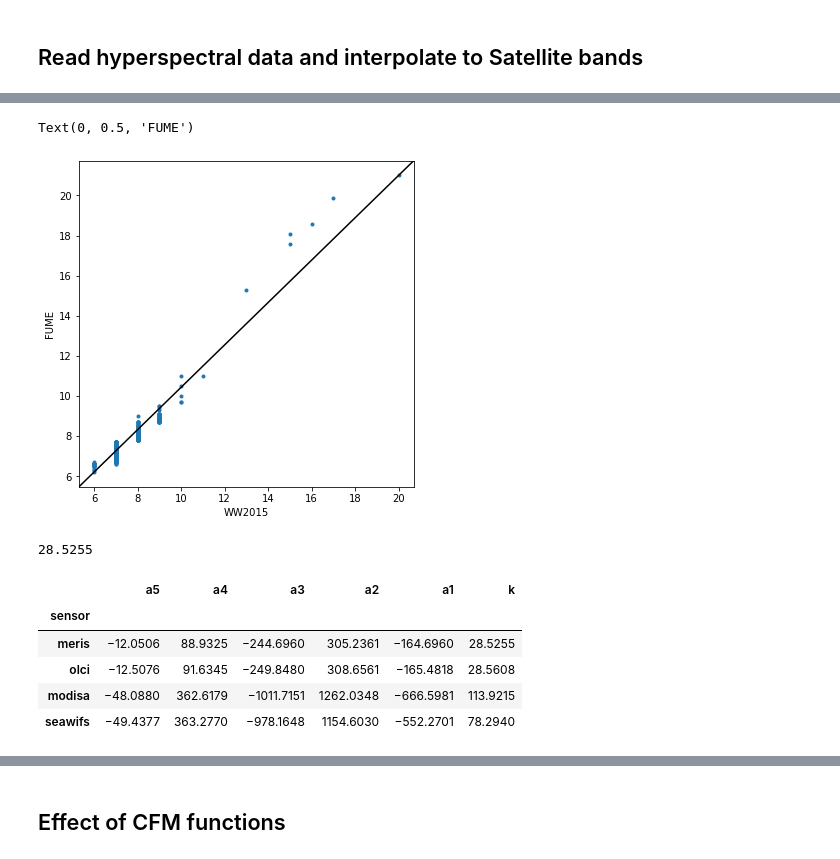
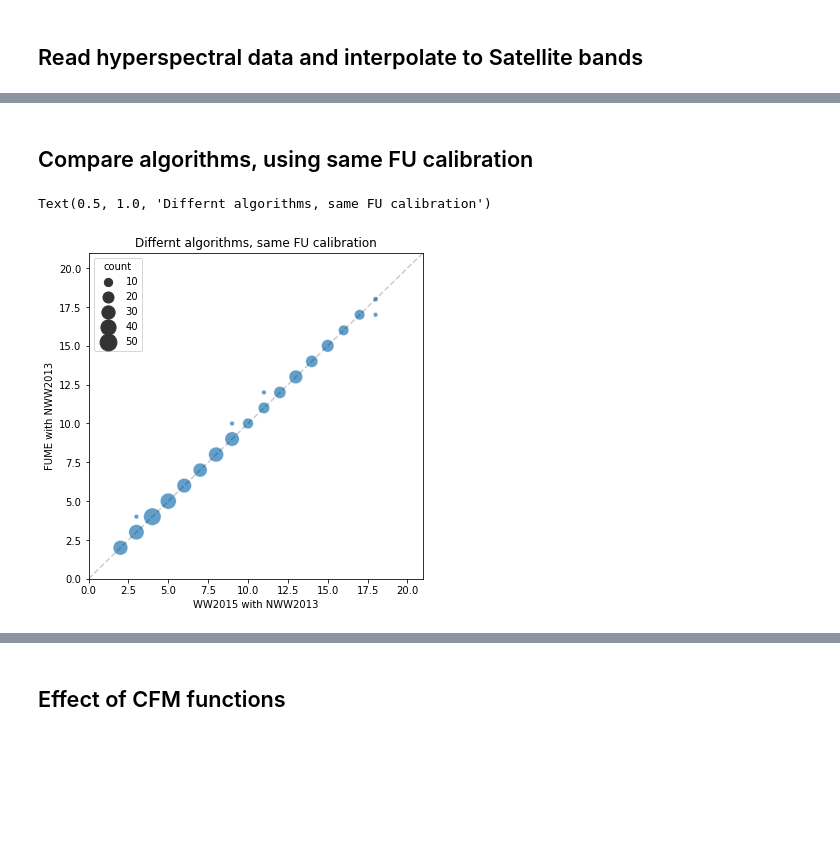
Before and after one commit to CefasRepRes/FUME, a Jupyter notebook: Test_FU.ipynb, the cells around one changed output, grey strips where cells are left out. Drawn from its saved outputs; the diff is of its cells as text; code cells hidden in the pictures; blank space fills up the shorter version.

```diff
--- a/Test_FU.ipynb
+++ b/Test_FU.ipynb
@@ -188,0 +124,22 @@ plt.legend()
+# %%
+def fububble(xseries,yseries):
+
+    fig,axs = plt.subplots(nrows=1,ncols=1,figsize=(6,6))
+    ax=axs
+
+    hist2d, xedges, yedges = np.histogram2d(xseries, yseries, bins=range(0,22))
+    # bin limits have n+1 size
+    xx,yy = np.meshgrid(xedges[1:],yedges[1:])
+    # find x,y  and count for each bin
+    xclass = pd.Series(xx[hist2d > 0],name=xseries.name)
+    yclass = pd.Series(yy[hist2d > 0],name=yseries.name)
+    numpoints = pd.Series(hist2d[hist2d>0],name='count')
+
+    df = pd.DataFrame([xclass,yclass,numpoints])
+    plt.plot([0, 21], [0, 21], '--',color='k',alpha=0.2)
+    sns.scatterplot(data=df, x=xclass, y=yclass, size=numpoints,legend='auto', sizes=(20,300),alpha=0.7)#, sizes={'1':100,'10':100,'100':1000})
+
+    plt.ylim(0, 21)
+    plt.xlim(0, 21)
+
+    return ax
@@ -191,55 +196,35 @@ plt.legend()
+# %% [markdown]
+## Compare algorithms, using same FU calibration
 # %%
 fus_ww2015 = []
 fus_fume = []
 
 from timeit import default_timer as timer
 
 start = timer()
-for iobs in range(5400,5804):
+for iobs in range(0,500):
 
-    obsRrs = obs.iloc[iobs,4:].values
+    obsRrs = obs.iloc[iobs,:].values
 
     # retrieving the reflectance values for OLCI band frequencies
-    satRrs = interp1d(obswavelength, obsRrs, kind = 'linear')(OLCIwavelength)
+    satRrs = interp1d(obswavelength, obsRrs, kind = 'linear')(satwavelength)
 
     #Calculate Forel Ule
 
-    fu_ww2015 = calc_fu_WW2015(OLCIwavelength,satRrs)
-    fu_fume = fume.calc_ForelUle_image(np.array(OLCIwavelength), np.expand_dims(np.array(satRrs), axis=[1,2]),sensorcorr='olci')[0,0]
+    fu_ww2015 = fume.calc_fu_WW2015(satwavelength,satRrs, sensor)
+    fu_fume = fume.calc_ForelUle_image(np.array(satwavelength),
+                                       np.expand_dims(np.array(satRrs), axis=[1,2]),
+                                       sensorcorr = sensor,
+                                       fucalibration='data/hue_angle_limits_NWW2013.csv'
+                                      )[0,0]
 
     fus_ww2015.append(fu_ww2015)
     fus_fume.append(fu_fume)
+
+
+ax = fububble(pd.Series(fus_ww2015,name='WW2015 with NWW2013'),
+              pd.Series(fus_fume,name='FUME with NWW2013'))
+ax.set_title('Differnt algorithms, same FU calibration')
+# %% [output]
+Text(0.5, 1.0, 'Differnt algorithms, same FU calibration')
+[figure, added]
-# %%
-fig, ax = plt.subplots(1,1,figsize=(6,6))
-plt.plot(fus_ww2015, fus_fume,'.')
-type(ax)
-ax.plot([0, 1], [0, 1], color='k', transform=ax.transAxes)
-plt.xlabel('WW2015')
-plt.ylabel('FUME')
-# %% [output]
-Text(0, 0.5, 'FUME')
-[figure, removed]
-# %%
-sensorcorr = 'meris'
-sensor_corr_file = 'data/sensor_hue_corr_WW2015'
-sensorcorrdf = pd.read_csv(sensor_corr_file,index_col=0,)
-sensor_coef = sensorcorrdf.loc[sensorcorr]
-sensor_coef.values
-
-def polynomial(coefs,x):
-    order = len(coefs)-1
-
-    return sum( [coef*x**(order-i) for i,coef in enumerate(coefs) ])
-
-polynomial(sensor_coef,0)
-# %% [output]
-28.5255
-# %%
-sensorcorrdf
-# %% [output]
-|  | a5 | a4 | a3 | a2 | a1 | k |
-| sensor |  |  |  |  |  |  |
-| meris | −12.0506 | 88.9325 | −244.6960 | 305.2361 | −164.6960 | 28.5255 |
-| olci | −12.5076 | 91.6345 | −249.8480 | 308.6561 | −165.4818 | 28.5608 |
-| modisa | −48.0880 | 362.6179 | −1011.7151 | 1262.0348 | −666.5981 | 113.9215 |
-| seawifs | −49.4377 | 363.2770 | −978.1648 | 1154.6030 | −552.2701 | 78.2940 |
```
Also changed, not shown: parts of 25 cells of this notebook, 5 other files.
